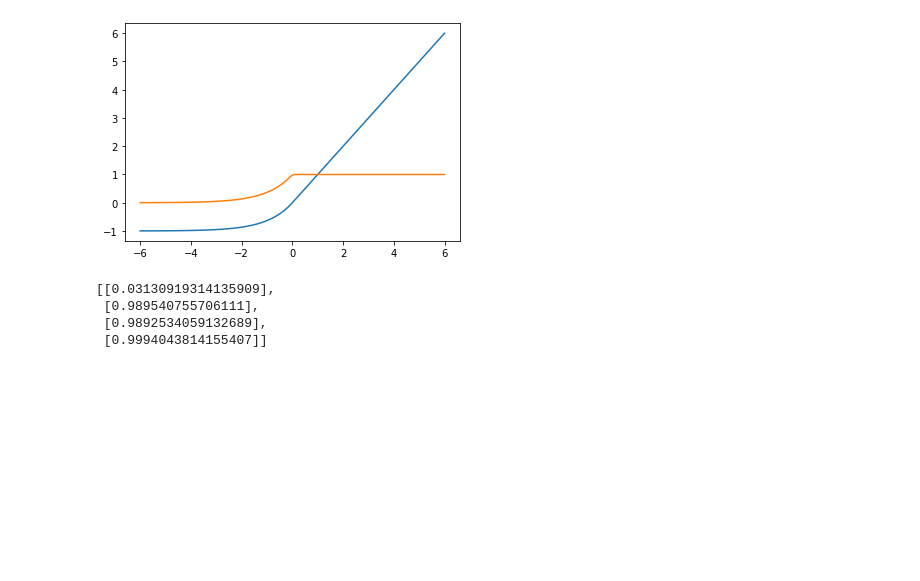
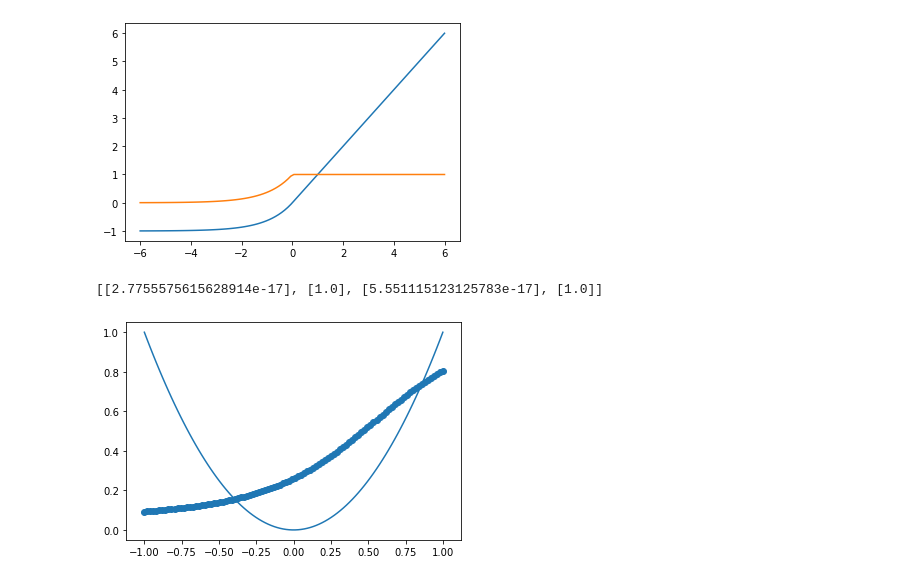
Before and after one commit to tototmek/WSI, a Jupyter notebook: Zadanie5.ipynb, the cells around one changed output. Saved outputs shown, nothing was run; the diff lists cells and outputs as text; code cells hidden in the pictures; blank space fills up the shorter version.

```diff
--- a/Zadanie5.ipynb
+++ b/Zadanie5.ipynb
@@ -66,11 +66,28 @@ from mlp import MLP
 X_xor_train = np.array([[0, 0], [0, 1], [1, 0], [1, 1]])
 y_xor_train = np.array([[0], [1], [1], [0]])
 
-mlp = MLP(2, 3, 1, 1, sigmoid, d_sigmoid_dt)
+mlp = MLP(2, 3, 1, 1, relu, d_relu_dt)
 mlp.fit(X_xor_train, y_xor_train, 1000, 0.1)
 mlp.predict(X_xor_train)
 # %% [output]
-[[0.03130919314135909],
- [0.989540755706111],
- [0.9892534059132689],
- [0.9994043814155407]]
+[[2.7755575615628914e-17], [1.0], [5.551115123125783e-17], [1.0]]
+# %%
+X_square_train = np.linspace(-1, 1, 100)
+y_square_train = np.array([x**2 for x in X_square_train])
+X_square_train = np.array([[x] for x in X_square_train])
+y_square_train = np.array([[y] for y in y_square_train])
+
+X_test = np.linspace(-1, 1, 15)
+y_test = np.array([x**2 for x in X_test])
+X_test = np.array([[x] for x in X_test])
+y_test = np.array([[y] for y in y_test])
+
+mlp = MLP(1, 5, 4, 1, sigmoid, d_sigmoid_dt)
+mlp.fit(X_square_train, y_square_train, 100, 0.1)
+y_predict = mlp.predict(X_square_train)
+
+plt.plot(X_square_train, y_square_train)
+plt.scatter(X_square_train, y_predict)
+plt.show()
+# %% [output]
+[figure, added]
```
Also changed, not shown: 1 other file.
